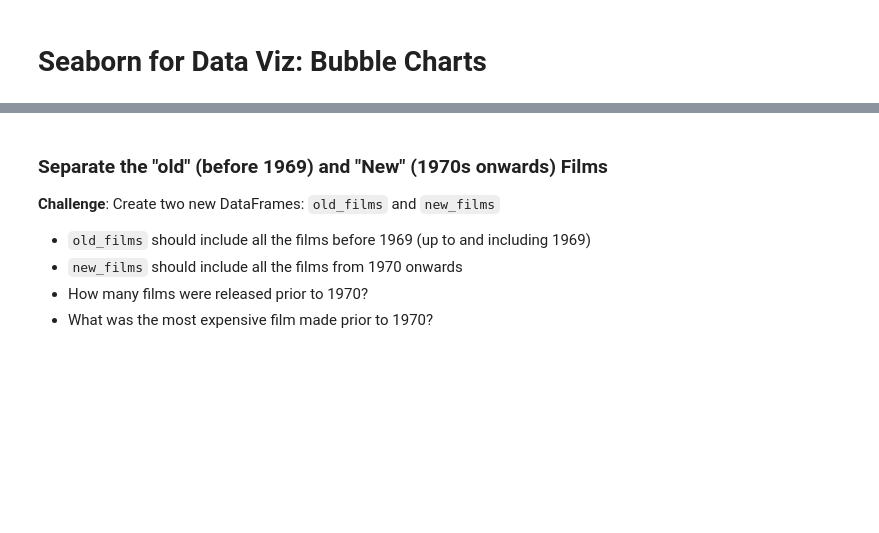
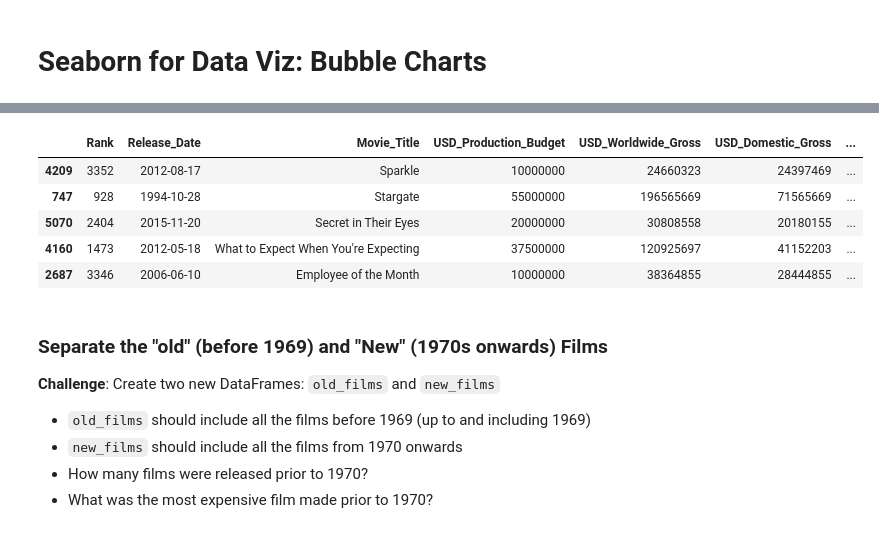
Before and after one commit to fkajose/100-Days-of-Code, a Jupyter notebook: 078-seaborn-linear-regression/Seaborn_and_Linear_Regression.ipynb, the cells around one changed output, grey strips where cells are left out. Saved outputs shown, nothing was run; the diff lists cells and outputs as text; code cells hidden in the pictures; blank space fills up the shorter version.

```diff
--- a/078-seaborn-linear-regression/Seaborn_and_Linear_Regression.ipynb
+++ b/078-seaborn-linear-regression/Seaborn_and_Linear_Regression.ipynb
@@ -302,6 +341,16 @@ Here's how:
 <img src=https://i.imgur.com/5m06Ach.png width=650>
 3. Use floor division `//` to convert the year data to the decades of the films.
 4. Add the decades as a `Decade` column to the `data_clean` DataFrame.
+# %%
+data_clean["Decade"] = pd.DatetimeIndex(data_clean.Release_Date).year // 10 * 10
+data_clean.sample(5)
+# %% [output]
+|  | Rank | Release_Date | Movie_Title | USD_Production_Budget | USD_Worldwide_Gross | USD_Domestic_Gross | ... |
+| 4209 | 3352 | 2012-08-17 | Sparkle | 10000000 | 24660323 | 24397469 | ... |
+| 747 | 928 | 1994-10-28 | Stargate | 55000000 | 196565669 | 71565669 | ... |
+| 5070 | 2404 | 2015-11-20 | Secret in Their Eyes | 20000000 | 30808558 | 20180155 | ... |
+| 4160 | 1473 | 2012-05-18 | What to Expect When You're Expecting | 37500000 | 120925697 | 41152203 | ... |
+| 2687 | 3346 | 2006-06-10 | Employee of the Month | 10000000 | 38364855 | 28444855 | ... |
 # %% [markdown]
 ### Separate the "old" (before 1969) and "New" (1970s onwards) Films
 
```
Also changed, not shown: parts of 13 cells of this notebook.
